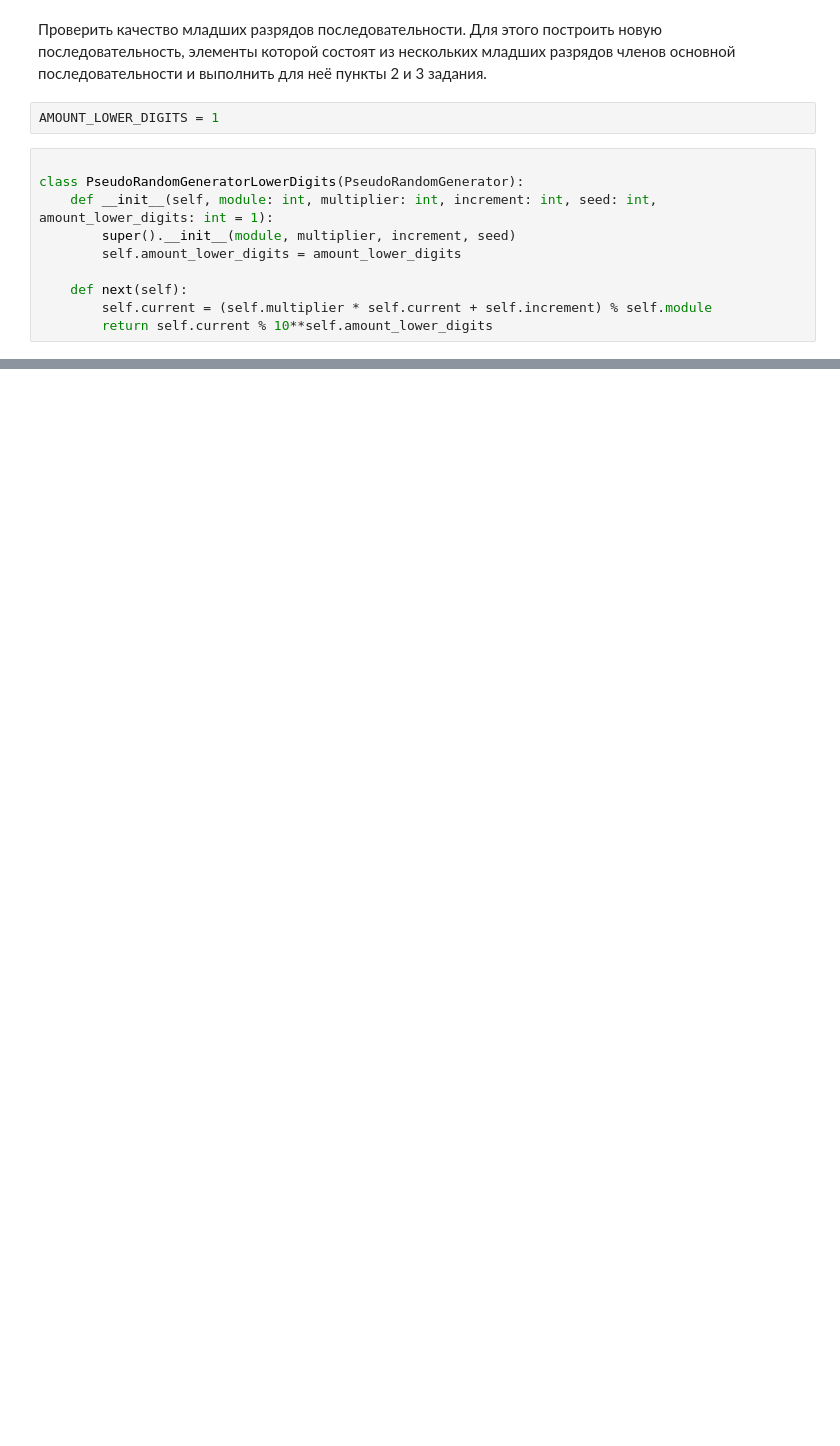
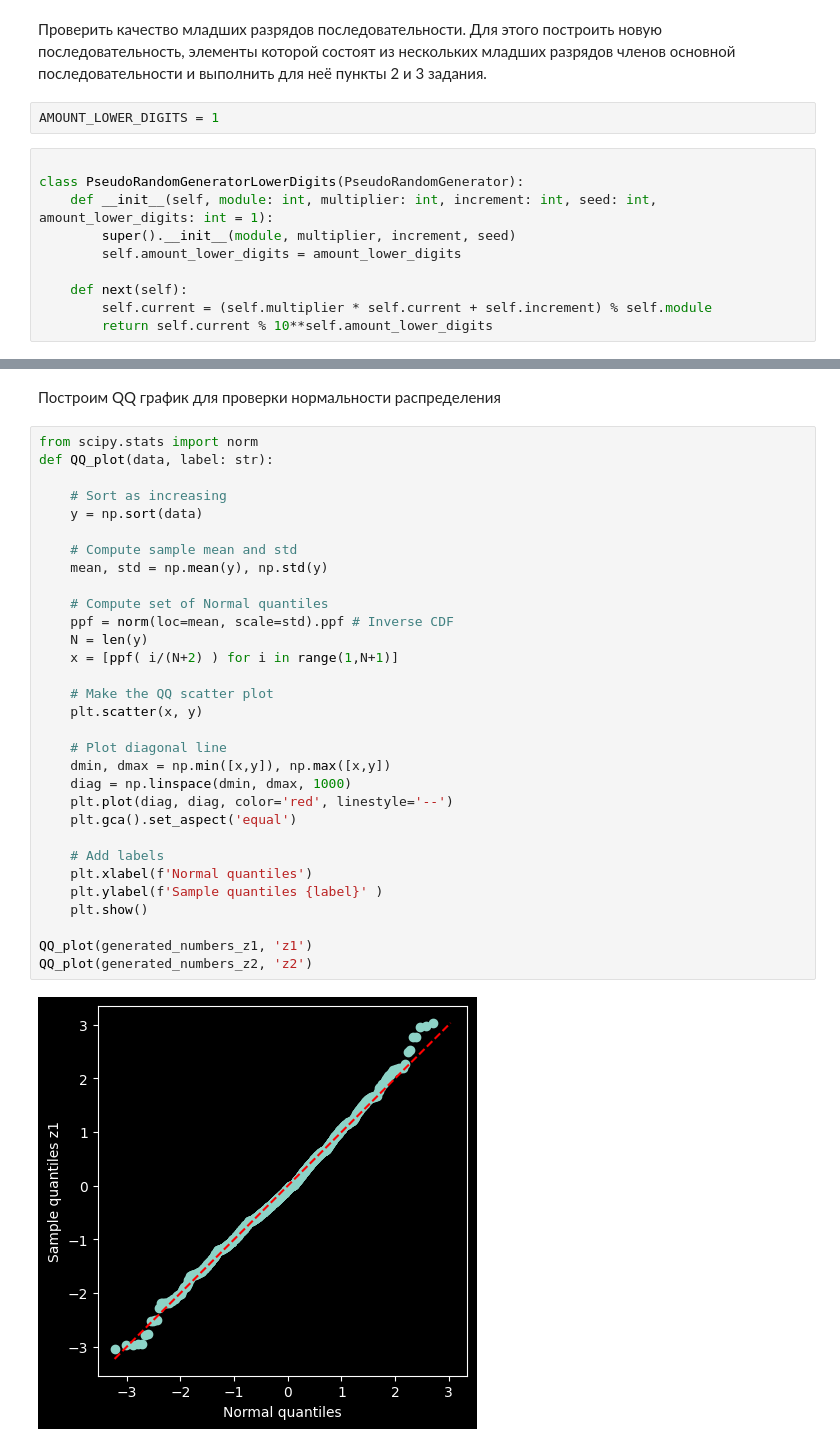
Before and after one commit to Eaeajj/master, a Jupyter notebook: 2-sem/hybrid_modeling/solutions/2-lab.ipynb, the cells around one changed output, grey strips where cells are left out. Saved outputs shown, nothing was run; the diff lists cells and outputs as text; blank space fills up the shorter version.

```diff
--- a/2-sem/hybrid_modeling/solutions/2-lab.ipynb
+++ b/2-sem/hybrid_modeling/solutions/2-lab.ipynb
@@ -178,0 +300,35 @@ print(f"Длина периода: {period_length}")
+# %% [markdown]
+Построим QQ график для проверки нормальности распределения
+# %%
+from scipy.stats import norm
+def QQ_plot(data, label: str):
+
+    # Sort as increasing
+    y = np.sort(data)
+
+    # Compute sample mean and std
+    mean, std = np.mean(y), np.std(y)
+
+    # Compute set of Normal quantiles
+    ppf = norm(loc=mean, scale=std).ppf # Inverse CDF
+    N = len(y)
+    x = [ppf( i/(N+2) ) for i in range(1,N+1)]
+
+    # Make the QQ scatter plot
+    plt.scatter(x, y)
+
+    # Plot diagonal line
+    dmin, dmax = np.min([x,y]), np.max([x,y])
+    diag = np.linspace(dmin, dmax, 1000)
+    plt.plot(diag, diag, color='red', linestyle='--')
+    plt.gca().set_aspect('equal')
+
+    # Add labels
+    plt.xlabel(f'Normal quantiles')
+    plt.ylabel(f'Sample quantiles {label}' )
+    plt.show()
+
+QQ_plot(generated_numbers_z1, 'z1')
+QQ_plot(generated_numbers_z2, 'z2')
+# %% [output]
+[figure, added]
```
Also changed, not shown: parts of 13 cells of this notebook.
